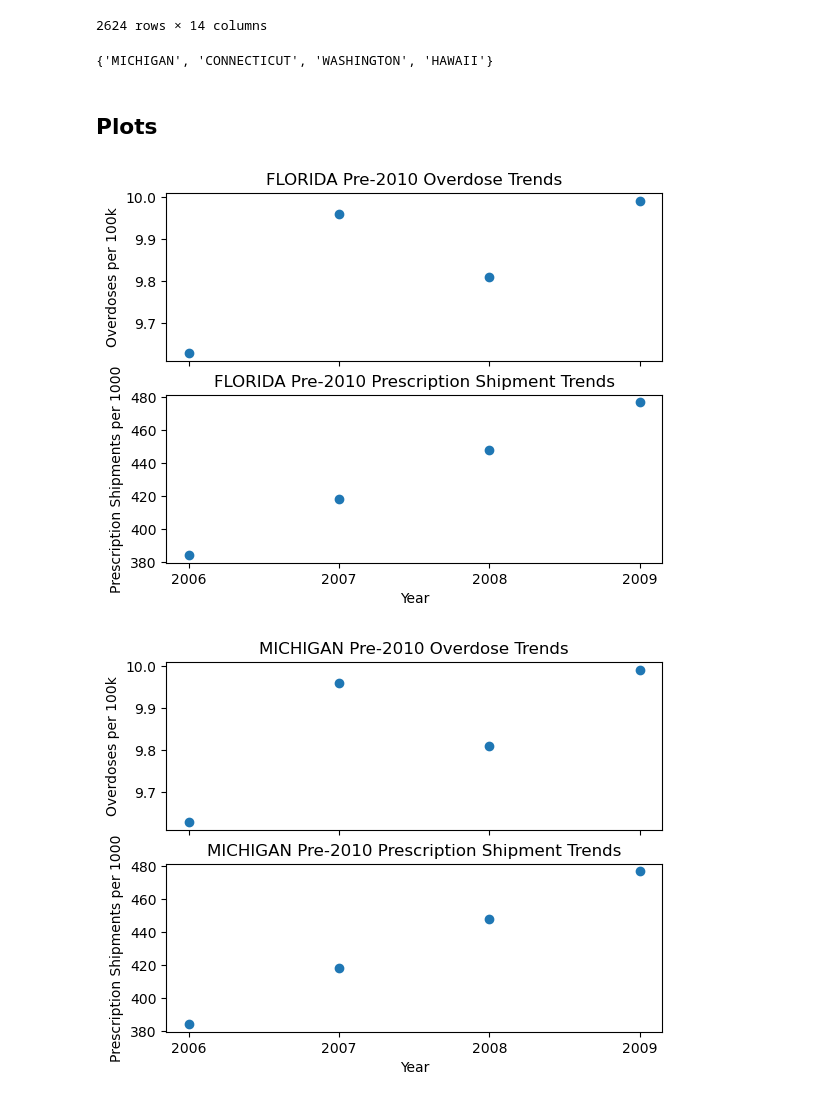
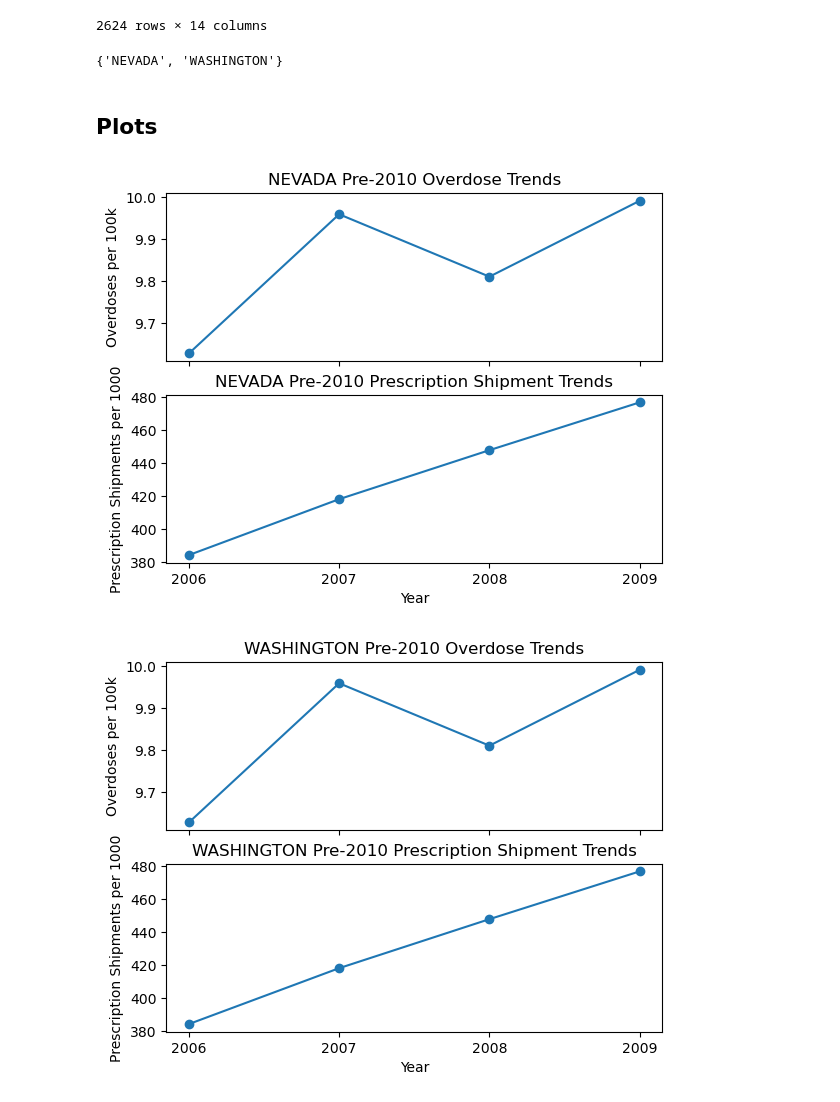
Before and after one commit to rakiranelson/IDS590-Opioids-Final-Project, a Jupyter notebook: opiod_project_control_testing.ipynb, the cells around one changed output. Cells and saved outputs as stored; diff of their text form; code cells hidden in the pictures.

```diff
--- a/opiod_project_control_testing.ipynb
+++ b/opiod_project_control_testing.ipynb
@@ -30,7 +30,11 @@ opioids
 identify which states are similar to florida pre policy (2010)
 """
 
-threshold = 0.10 * florida_avg_pop  # 10% of florida's population
+threshold1 = 0.10  # 10% of florida's _________
+threshold2 = 0.15
+threshold3 = 0.20
+threshold4 = 0.25
+threshold5 = 0.30
 
 pre_2010 = opioids[opioids["year"] < 2010]
 
@@ -39,7 +43,9 @@ avg_pop_pre_2010 = pre_2010.groupby("state")["population"].mean()
 
 florida_avg_pop = avg_pop_pre_2010["FLORIDA"]
 
-similar_pop = avg_pop_pre_2010[np.abs(avg_pop_pre_2010 - florida_avg_pop) < threshold]
+similar_pop = avg_pop_pre_2010[
+    np.abs(avg_pop_pre_2010 - florida_avg_pop) < threshold4 * florida_avg_pop
+]
 
 # similar overdose rate
 avg_overdose_rate_pre_2010 = pre_2010.groupby("state")["overdose_per_100k"].mean()
@@ -47,7 +53,8 @@ avg_overdose_rate_pre_2010 = pre_2010.groupby("state")["overdose_per_100k"].mean
 florida_avg_overdose = avg_overdose_rate_pre_2010["FLORIDA"]
 
 similar_overdose = avg_overdose_rate_pre_2010[
-    np.abs(avg_overdose_rate_pre_2010 - florida_avg_overdose) < threshold
+    np.abs(avg_overdose_rate_pre_2010 - florida_avg_overdose)
+    < threshold2 * florida_avg_overdose
 ]
 
 # similar prescription shipment
@@ -55,7 +62,8 @@ avg_prescription_pre_2010 = pre_2010.groupby("state")["prescriptions_per_1000"].
 florida_avg_prescription = avg_prescription_pre_2010["FLORIDA"]
 
 similar_prescription = avg_prescription_pre_2010[
-    np.abs(avg_prescription_pre_2010 - florida_avg_prescription) < threshold
+    np.abs(avg_prescription_pre_2010 - florida_avg_prescription)
+    < threshold3 * florida_avg_prescription
 ]
 
 # find the intersecting states
@@ -69,36 +77,40 @@ similar_states = (
     & similar_prescription_states - {"FLORIDA"}
 )
 
+
 print(similar_states)
 # %% [output]
-{'MICHIGAN', 'CONNECTICUT', 'WASHINGTON', 'HAWAII'}
+{'NEVADA', 'WASHINGTON'}
 # %% [markdown]
 ## Plots
 # %%
 similar_states.add("FLORIDA")
 
 for state in similar_states:
     fig, (ax1, ax2) = plt.subplots(2, 1, sharex=True)
 
     data = pre_2010.copy()
     data = data[data["state"] == state]
 
     data = pre_2010.groupby("year")[
         ["population", "overdose_per_100k", "prescriptions_per_1000"]
     ].mean()
 
     ax1.scatter(data.index, data["overdose_per_100k"])
+    ax1.plot(data.index, data["overdose_per_100k"])
+
     ax2.scatter(data.index, data["prescriptions_per_1000"])
+    ax2.plot(data.index, data["prescriptions_per_1000"])
 
     ax1.set(title=f"{state} Pre-2010 Overdose Trends", ylabel="Overdoses per 100k")
     ax2.set(
         title=f"{state} Pre-2010 Prescription Shipment Trends",
         ylabel="Prescription Shipments per 1000",
         xlabel="Year",
         xticks=data.index.astype(int),
     )
 
     plt.show()
 # %% [output]
-[figure, old version]
+[figure, new version]
-[figure, old version]
+[figure, new version]
```
Also changed, not shown: parts of 4 cells of this notebook.
